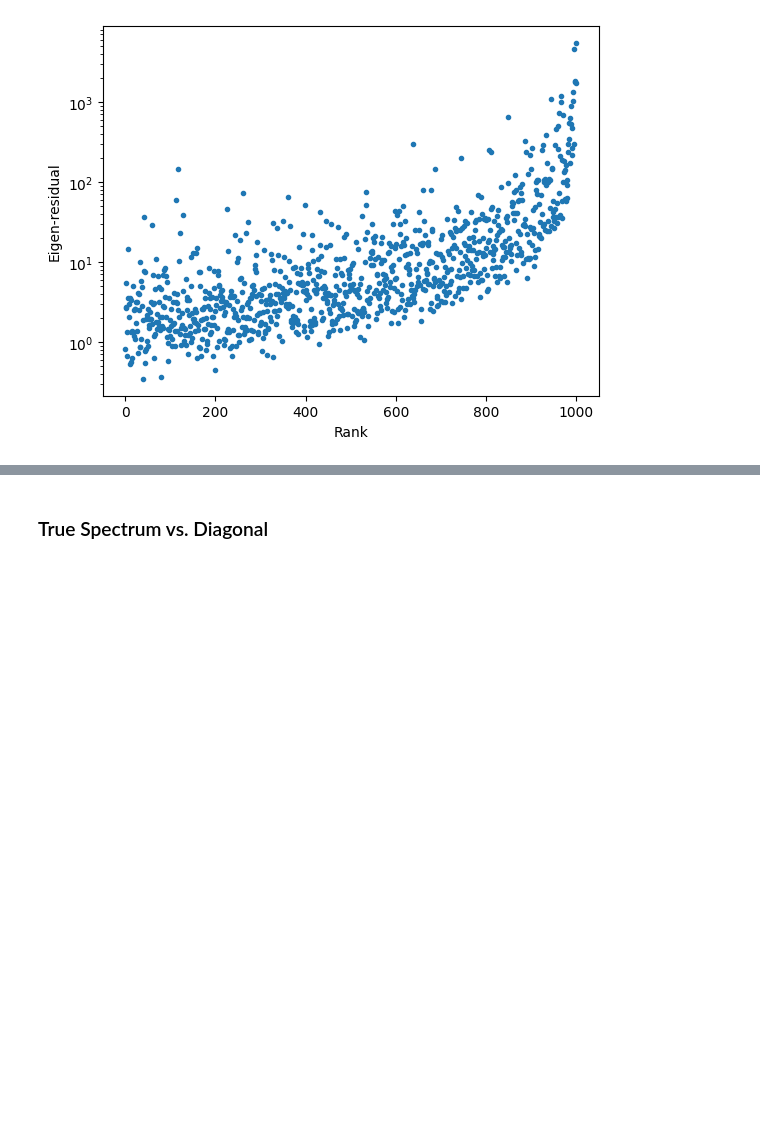
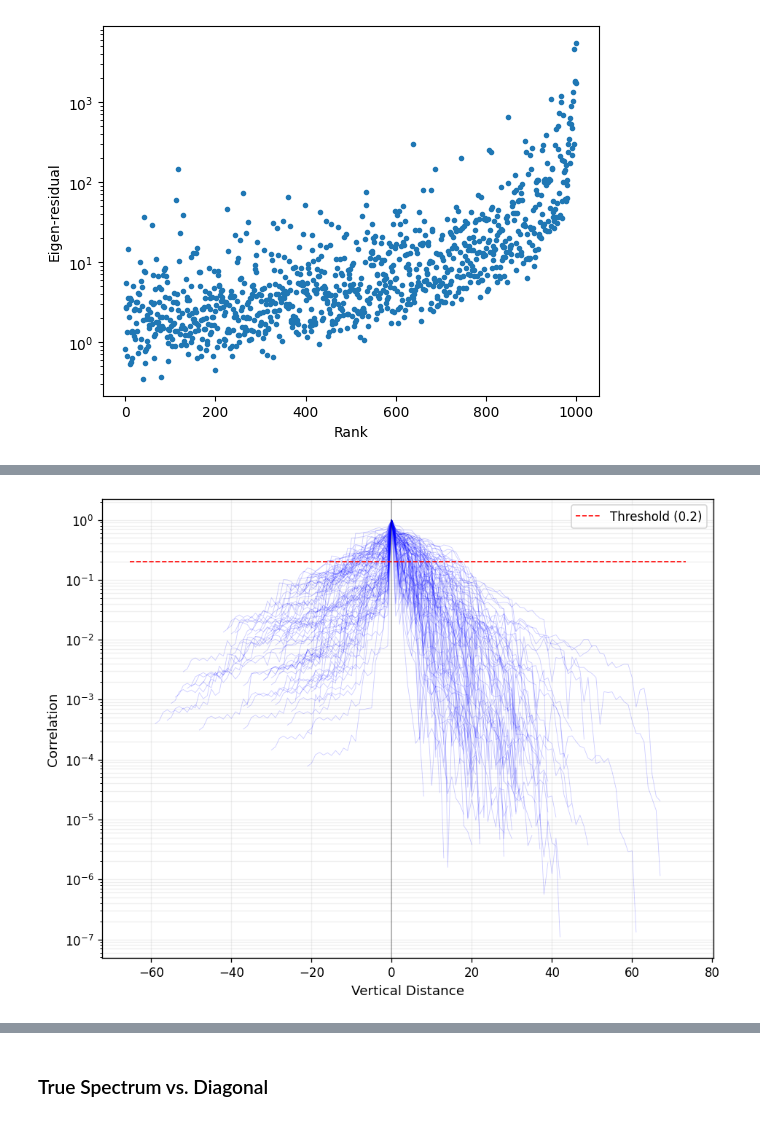
Before and after one commit to spsvihla/pcms, a Jupyter notebook: notebooks/sparsification_example.ipynb, the cells around one changed output, grey strips where cells are left out. Cells and saved outputs as stored; diff of their text form; code cells hidden in the pictures; blank space fills up the shorter version.

```diff
--- a/notebooks/sparsification_example.ipynb
+++ b/notebooks/sparsification_example.ipynb
@@ -383,0 +421,53 @@ plt.show()
+# %%
+intr_nodes = t2.find_interior_nodes()
+leaves = t2.find_leaves()
+subtree_sizes = t2.get_subtree_size()
+subtree_starts = t2.find_subtree_start_indices()
+# %%
+plt.style.use('seaborn-v0_8-muted')
+plt.figure(figsize=(8, 6), dpi=120)
+
+N = 100
+for node in diag_sort_idxs[::-1][1:N+1]:
+    idx = intr_nodes[node]
+    start = subtree_starts[idx]
+    size = subtree_sizes[idx]
+
+    leaf = leaves[np.random.choice(np.arange(start, start + size))]
+    path = t2.find_ancestors(leaf)[:-1]
+
+    depth = path.size - 1
+    depth0 = 0
+
+    couplings = []
+    distances = []
+    for p in path:
+        p_intr_idx = np.where(intr_nodes == p)[0].item()
+        res = S2[node, p_intr_idx]
+        val = res.toarray().flatten()[0] if hasattr(res, "toarray") else res
+
+        coupling = abs(val) / np.sqrt(S2[node, node] * S2[p_intr_idx, p_intr_idx])
+
+        if p == idx:
+            depth0 = depth
+        couplings.append(coupling)
+        distances.append(depth)
+        depth -= 1
+
+    couplings = np.array(couplings)
+    distances = np.array(distances) - depth0
+
+    plt.plot(distances, couplings, lw=0.5, alpha=0.2, color='blue')
+
+plt.hlines(0.2, xmin=plt.xlim()[0], xmax=plt.xlim()[1], lw=1, color='red', linestyle='--', label='Threshold (0.2)')
+
+plt.yscale('log')
+plt.xlabel('Vertical Distance', fontsize=11)
+plt.ylabel(r'Correlation', fontsize=11)
+plt.legend()
+plt.grid(True, which="both", ls="-", alpha=0.2)
+plt.axvline(0, color='black', lw=1, alpha=0.3)
+plt.tight_layout()
+plt.show()
+# %% [output]
+[figure, added]
```
Also changed, not shown: parts of 28 cells of this notebook.
